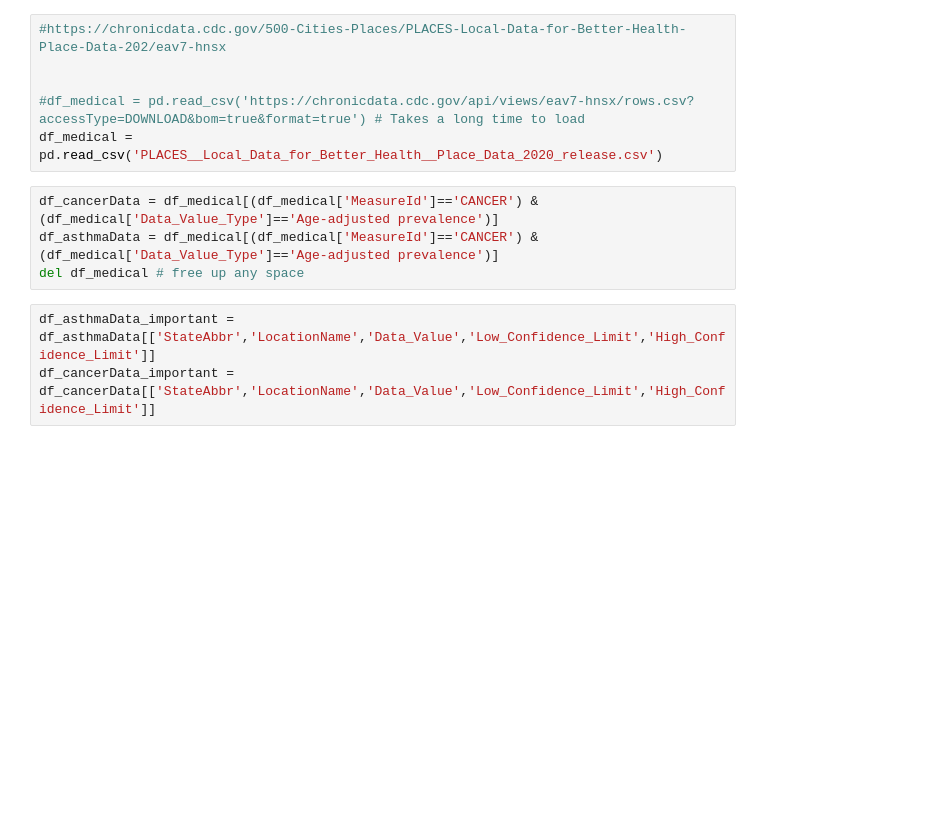
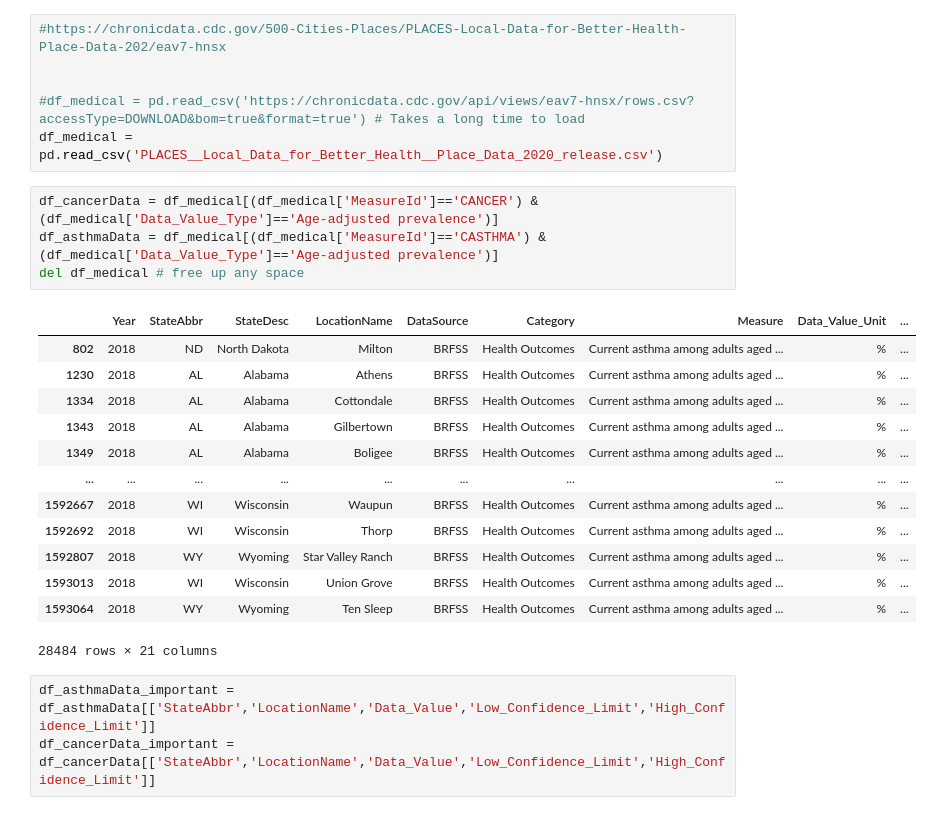
Before and after one commit to matthewueckermann/CISC367Final, a Jupyter notebook: messyNotebook.ipynb, the cells around one changed output. Drawn from its saved outputs; the diff is of its cells as text; blank space fills up the shorter version.

```diff
--- a/messyNotebook.ipynb
+++ b/messyNotebook.ipynb
@@ -12,8 +12,22 @@ import numpy as np
 df_medical = pd.read_csv('PLACES__Local_Data_for_Better_Health__Place_Data_2020_release.csv')
 # %%
 df_cancerData = df_medical[(df_medical['MeasureId']=='CANCER') & (df_medical['Data_Value_Type']=='Age-adjusted prevalence')]
-df_asthmaData = df_medical[(df_medical['MeasureId']=='CANCER') & (df_medical['Data_Value_Type']=='Age-adjusted prevalence')]
+df_asthmaData = df_medical[(df_medical['MeasureId']=='CASTHMA') & (df_medical['Data_Value_Type']=='Age-adjusted prevalence')]
 del df_medical # free up any space
+# %% [output]
+|  | Year | StateAbbr | StateDesc | LocationName | DataSource | Category | Measure | Data_Value_Unit | ... |
+| 802 | 2018 | ND | North Dakota | Milton | BRFSS | Health Outcomes | Current asthma among adults aged ... | % | ... |
+| 1230 | 2018 | AL | Alabama | Athens | BRFSS | Health Outcomes | Current asthma among adults aged ... | % | ... |
+| 1334 | 2018 | AL | Alabama | Cottondale | BRFSS | Health Outcomes | Current asthma among adults aged ... | % | ... |
+| 1343 | 2018 | AL | Alabama | Gilbertown | BRFSS | Health Outcomes | Current asthma among adults aged ... | % | ... |
+| 1349 | 2018 | AL | Alabama | Boligee | BRFSS | Health Outcomes | Current asthma among adults aged ... | % | ... |
+| ... | ... | ... | ... | ... | ... | ... | ... | ... | ... |
+| 1592667 | 2018 | WI | Wisconsin | Waupun | BRFSS | Health Outcomes | Current asthma among adults aged ... | % | ... |
+| 1592692 | 2018 | WI | Wisconsin | Thorp | BRFSS | Health Outcomes | Current asthma among adults aged ... | % | ... |
+| 1592807 | 2018 | WY | Wyoming | Star Valley Ranch | BRFSS | Health Outcomes | Current asthma among adults aged ... | % | ... |
+| 1593013 | 2018 | WI | Wisconsin | Union Grove | BRFSS | Health Outcomes | Current asthma among adults aged ... | % | ... |
+| 1593064 | 2018 | WY | Wyoming | Ten Sleep | BRFSS | Health Outcomes | Current asthma among adults aged ... | % | ... |
+28484 rows × 21 columns
 # %%
 df_asthmaData_important = df_asthmaData[['StateAbbr','LocationName','Data_Value','Low_Confidence_Limit','High_Confidence_Limit']]
 df_cancerData_important = df_cancerData[['StateAbbr','LocationName','Data_Value','Low_Confidence_Limit','High_Confidence_Limit']]
```
Also changed, not shown: parts of 10 cells of this notebook, 1 other file.
